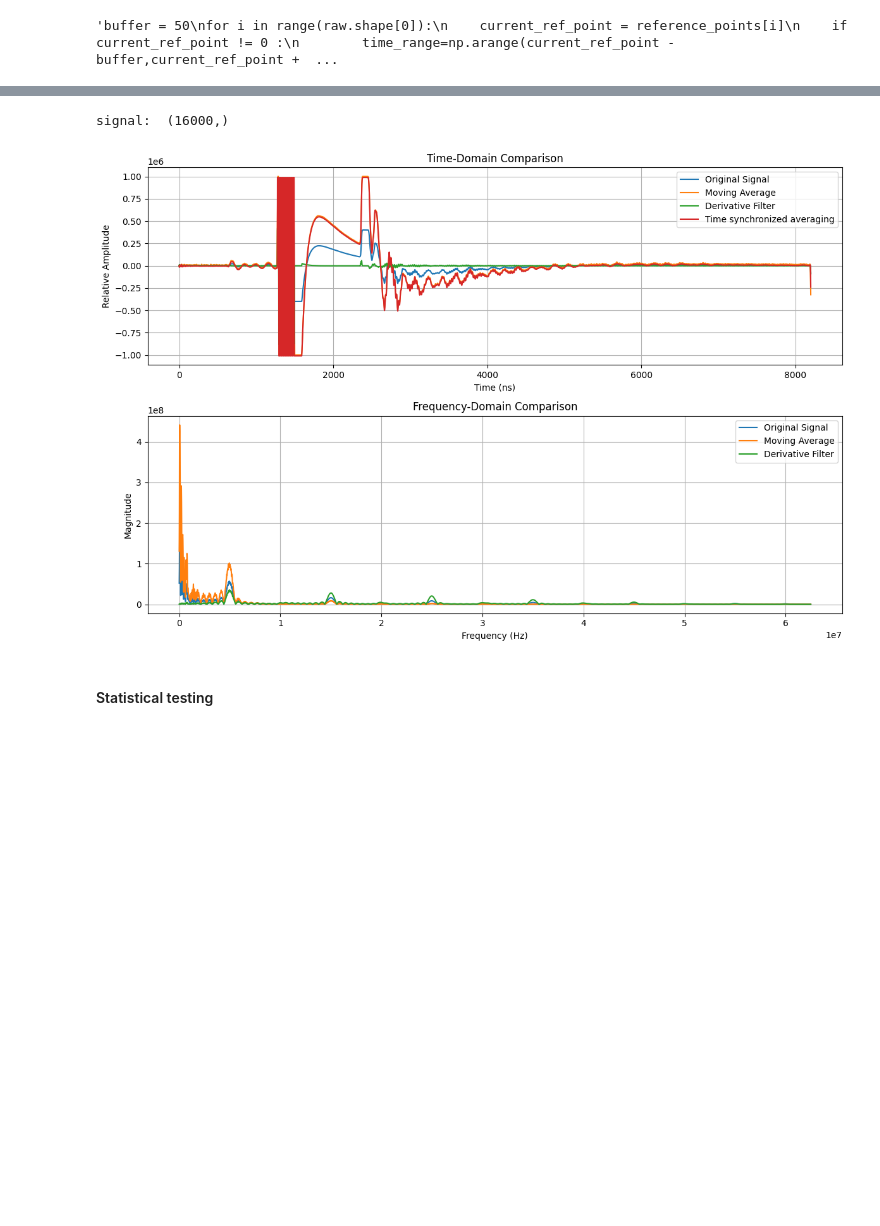
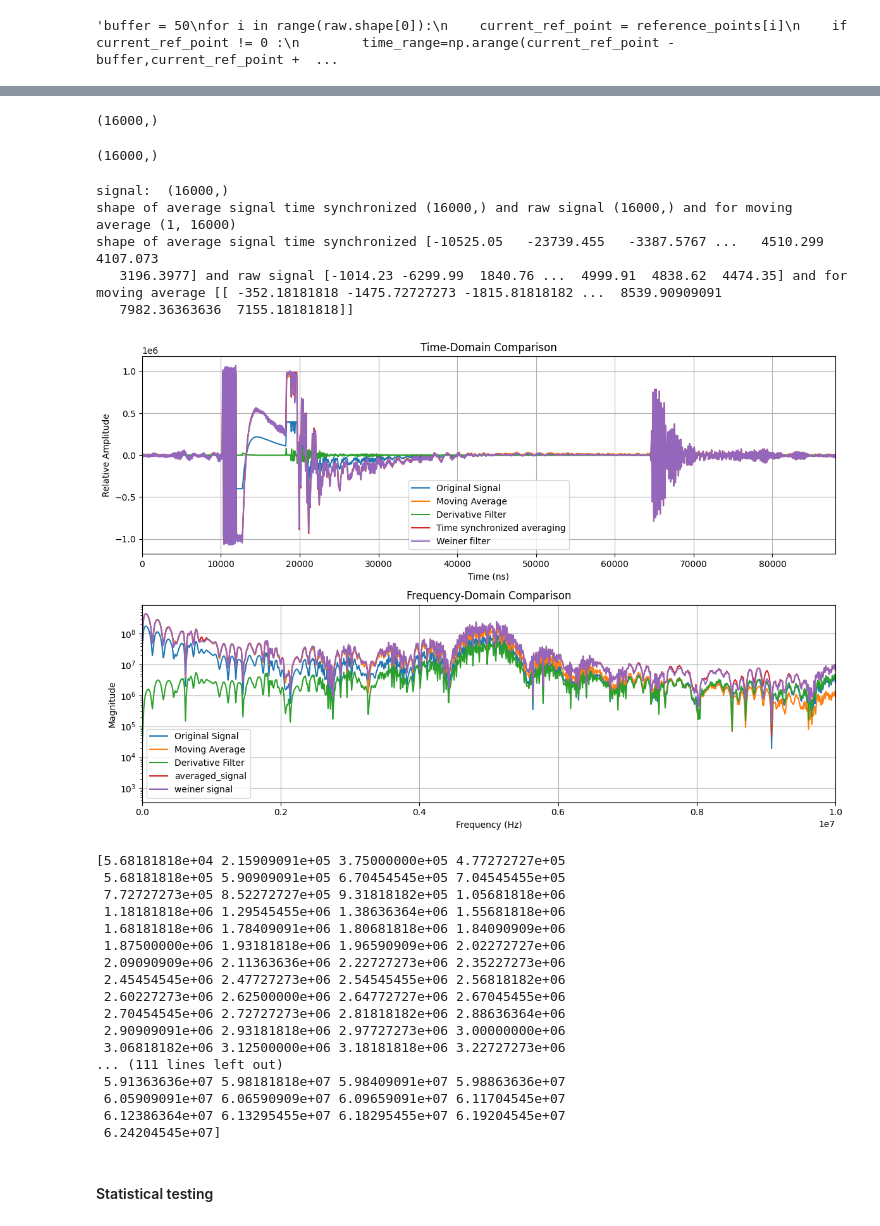
Before and after one commit to madhviasthana/Bio-Medical-Signal-Processing, a Jupyter notebook: codebase/main.ipynb, the cells around one changed output, grey strips where cells are left out. Saved outputs shown, nothing was run; the diff lists cells and outputs as text; code cells hidden in the pictures; blank space fills up the shorter version.

Commit message:
Weiner Filter added

```diff
--- a/codebase/main.ipynb
+++ b/codebase/main.ipynb
@@ -17,7 +31,7 @@ unique_file_list= findFiles(expected_waveform,expected_periods,sample_number=1)
 # %% [markdown]
 #### Data Loading
 # %%
-raw,Concentration,actual_waveform,periods=LoadDataSignals(unique_file_list[0],time_axis_start=0,time_axis_end=16000)
+raw,Concentration,actual_waveform,periods=LoadDataSignals(unique_file_list[2],time_axis_start=0,time_axis_end=16000)
 raw.shape
 # %% [output]
 (100, 2, 16000)
@@ -158,18 +348,31 @@ array([[ -5720.4854, -16845.533 ,  -5682.96  , ..., 174675.77  ,
+# %%
+signal.shape
+# %% [output]
+(16000,)
+# %%
+filtered_signal.shape
+# %% [output]
+(16000,)
 # %%
 start=0
-end=8200
+end=11000
 # Extract the original signal for channel 2 and average across trials
 signal = np.mean(raw[:, 1, :], axis=0)  # Shape: [16000], averaged over 100 trials
 print("signal: ", signal.shape)
 
 # Time axis (64000 to 65400 ns, matching your plot)
-time = np.arange(start, end)  # Length: 1401
+time = np.arange(start, end)* Ts_ns  # Length: 1401
+
+print(f"shape of average signal time synchronized {averaged_signal.shape} and raw signal {signal.shape} and for moving average {filtered_uniform_moving_avg.shape}")
+print(f"shape of average signal time synchronized {averaged_signal} and raw signal {signal} and for moving average {filtered_uniform_moving_avg}")
+
 
 # Slice the signal and filtered data to match the time range (1401 samples)
 signal = signal[start:end]  # Shape: [1401]
 ma_filtered = filtered_uniform_moving_avg[0, start:end]  # Shape: [1401], from [1, 16000]
 deriv_filtered = filtered_derivative[0,1, start:end]  # Shape: [1401], assuming [1, 16000]
-averaged_signal=averaged_signal[0][start:end]
+averaged_signal = averaged_signal[start:end]
+filtered_signal=filtered_signal[start:end]
 
 
 # Compute FFT and frequency axis
@@ -180,38 +383,76 @@ freq_axis = fftfreq(n_samples, d=1/sampling_rate)[:n_samples//2]
 signal_fft = np.abs(fft(signal))[:n_samples//2]
 ma_fft = np.abs(fft(ma_filtered))[:n_samples//2]
 deriv_fft = np.abs(fft(deriv_filtered))[:n_samples//2]
+averaged_fft = np.abs(fft(averaged_signal))[:n_samples//2]
+weiner_fft=np.abs(fft(filtered_signal))[:n_samples//2]
 
 # Plot time-domain comparison
 plt.figure(figsize=(12, 8))
 
 plt.subplot(2, 1, 1)
 plt.plot(time, signal, label="Original Signal")
 plt.plot(time, ma_filtered, label="Moving Average")
 plt.plot(time, deriv_filtered, label="Derivative Filter")
+plt.plot(time, averaged_signal, label="Time synchronized averaging")
+plt.plot(time, filtered_signal, label="Weiner filter")
+plt.xlim(time[0], time[-1])
 
-plt.plot(time, averaged_signal, label="Time synchronized averaging")
 plt.title("Time-Domain Comparison")
 plt.xlabel("Time (ns)")
 plt.ylabel("Relative Amplitude")
+
 plt.legend()
 plt.grid()
 
 # Plot frequency-domain comparison
 plt.subplot(2, 1, 2)
 plt.plot(freq_axis, signal_fft, label="Original Signal")
 plt.plot(freq_axis, ma_fft, label="Moving Average")
 plt.plot(freq_axis, deriv_fft, label="Derivative Filter")
+plt.plot(freq_axis, averaged_fft, label="averaged_signal")
+plt.plot(freq_axis, weiner_fft, label="weiner signal")
+
+plt.xlim(0, 10e6)
+#plt.xlim(0, 200)  # Zoom into 0–200 Hz
+
+plt.yscale('log')
+
 plt.title("Frequency-Domain Comparison")
 plt.xlabel("Frequency (Hz)")
 plt.ylabel("Magnitude")
 plt.legend()
 plt.grid()
 
 plt.tight_layout()
 plt.show()
+
+from scipy.signal import find_peaks
+peaks, _ = find_peaks(averaged_fft, height=50000)
+print(freq_axis[peaks])
 # %% [output]
 signal:  (16000,)
+shape of average signal time synchronized (16000,) and raw signal (16000,) and for moving average (1, 16000)
+shape of average signal time synchronized [-10525.05   -23739.455   -3387.5767 ...   4510.299    4107.073
+   3196.3977] and raw signal [-1014.23 -6299.99  1840.76 ...  4999.91  4838.62  4474.35] and for moving average [[ -352.18181818 -1475.72727273 -1815.81818182 ...  8539.90909091
+   7982.36363636  7155.18181818]]
-[figure, old version]
+[figure, new version]
+[5.68181818e+04 2.15909091e+05 3.75000000e+05 4.77272727e+05
+ 5.68181818e+05 5.90909091e+05 6.70454545e+05 7.04545455e+05
+ 7.72727273e+05 8.52272727e+05 9.31818182e+05 1.05681818e+06
+ 1.18181818e+06 1.29545455e+06 1.38636364e+06 1.55681818e+06
+ 1.68181818e+06 1.78409091e+06 1.80681818e+06 1.84090909e+06
+ 1.87500000e+06 1.93181818e+06 1.96590909e+06 2.02272727e+06
+ 2.09090909e+06 2.11363636e+06 2.22727273e+06 2.35227273e+06
+ 2.45454545e+06 2.47727273e+06 2.54545455e+06 2.56818182e+06
+ 2.60227273e+06 2.62500000e+06 2.64772727e+06 2.67045455e+06
+ 2.70454545e+06 2.72727273e+06 2.81818182e+06 2.88636364e+06
+ 2.90909091e+06 2.93181818e+06 2.97727273e+06 3.00000000e+06
+ 3.06818182e+06 3.12500000e+06 3.18181818e+06 3.22727273e+06
+... (111 lines left out)
+ 5.91363636e+07 5.98181818e+07 5.98409091e+07 5.98863636e+07
+ 6.05909091e+07 6.06590909e+07 6.09659091e+07 6.11704545e+07
+ 6.12386364e+07 6.13295455e+07 6.18295455e+07 6.19204545e+07
+ 6.24204545e+07]
 # %% [markdown]
 #### Statistical testing
 # %%
```
Also changed, not shown: parts of 20 cells of this notebook, 7 other files.
